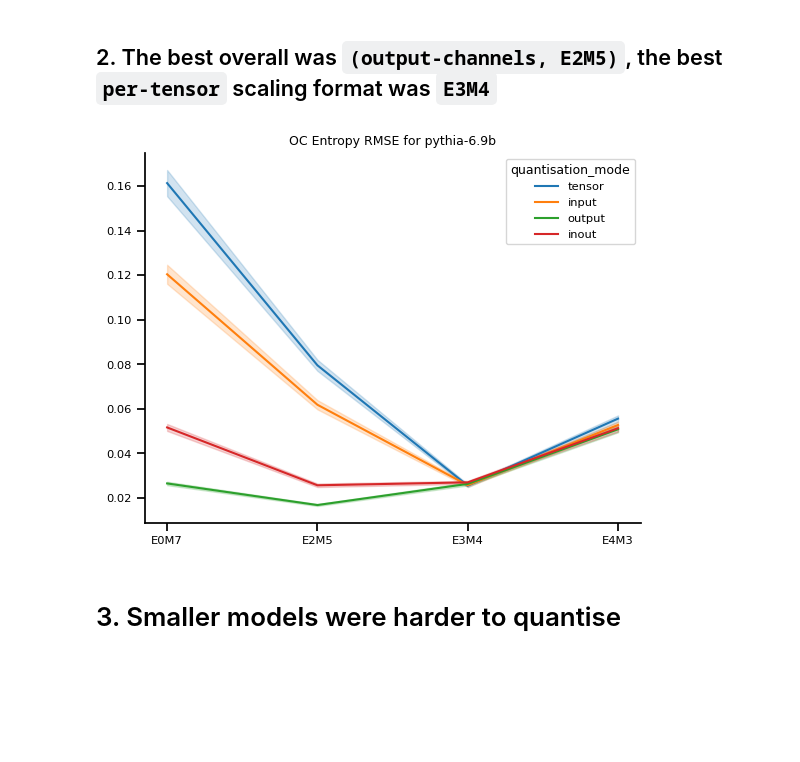
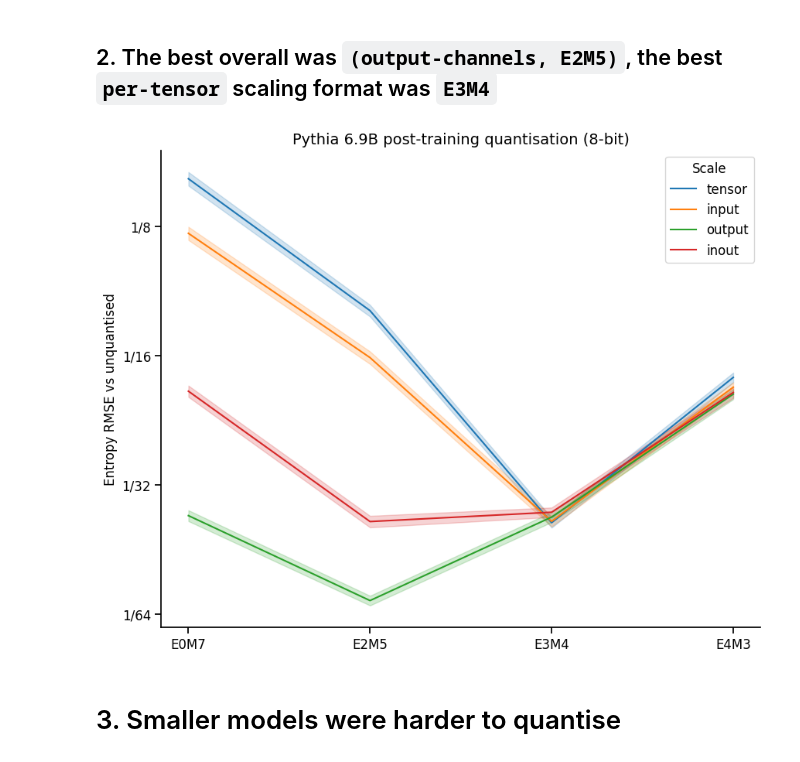
Before and after one commit to graphcore-research/llm-inference-research, a Jupyter notebook: 2023-05-quantisation/Analysis.ipynb, the cells around one changed output. Cells and saved outputs as stored; diff of their text form; code cells hidden in the pictures; blank space fills up the shorter version.

```diff
--- a/2023-05-quantisation/Analysis.ipynb
+++ b/2023-05-quantisation/Analysis.ipynb
@@ -123,20 +124,25 @@ sns.despine()
 # %% [markdown]
 ## 2. The best overall was `(output-channels, E2M5)`, the best `per-tensor` scaling format was `E3M4`
 # %%
-model = "pythia-6.9b"
 d = (df
-     .pipe(lambda d: d[d["model"] == model])
+     .pipe(lambda d: d[d["model"] == "pythia-6.9b"])
      .pipe(lambda d: d[d["quantisation_mode"] != "none"])
      )
+plt.figure(figsize=(10, 8))
+ax = plt.gca()
 for (mode, g), hue in zip(d.groupby("quantisation_mode", sort=False), sns.color_palette()):
     v, stderr = g["oc_entropy_rmse"], g["oc_entropy_rmse_stderr"]
-    plt.plot(g["format"], v, color=hue, label=mode)
-    plt.fill_between(g["format"], v-2*stderr, v+2*stderr, color=hue, alpha=.2)
-plt.legend(title="quantisation_mode")
-plt.title(f"OC Entropy RMSE for {model}")
+    ax.plot(g["format"], v, color=hue, label=mode)
+    ax.fill_between(g["format"], v-2*stderr, v+2*stderr, color=hue, alpha=.2)
+ax.tick_params(axis="both", which="major", labelsize=12)
+ax.legend(title="Scale", fontsize=12, title_fontsize=12)
+ax.set_yscale("log", base=2)
+ax.yaxis.set_major_formatter(matplotlib.ticker.FuncFormatter(lambda x, _: f"1/{1/x:.0f}"))
+ax.set_ylabel(f"Entropy RMSE vs unquantised", fontsize=12)
+ax.set_title("Pythia 6.9B post-training quantisation (8-bit)", fontsize=14)
 sns.despine()
 # %% [output]
-[figure, old version]
+[figure, new version]
 # %% [markdown]
 # 3. Smaller models were harder to quantise
 # %%
```
Also changed, not shown: parts of 1 cell of this notebook, 6 other files.
